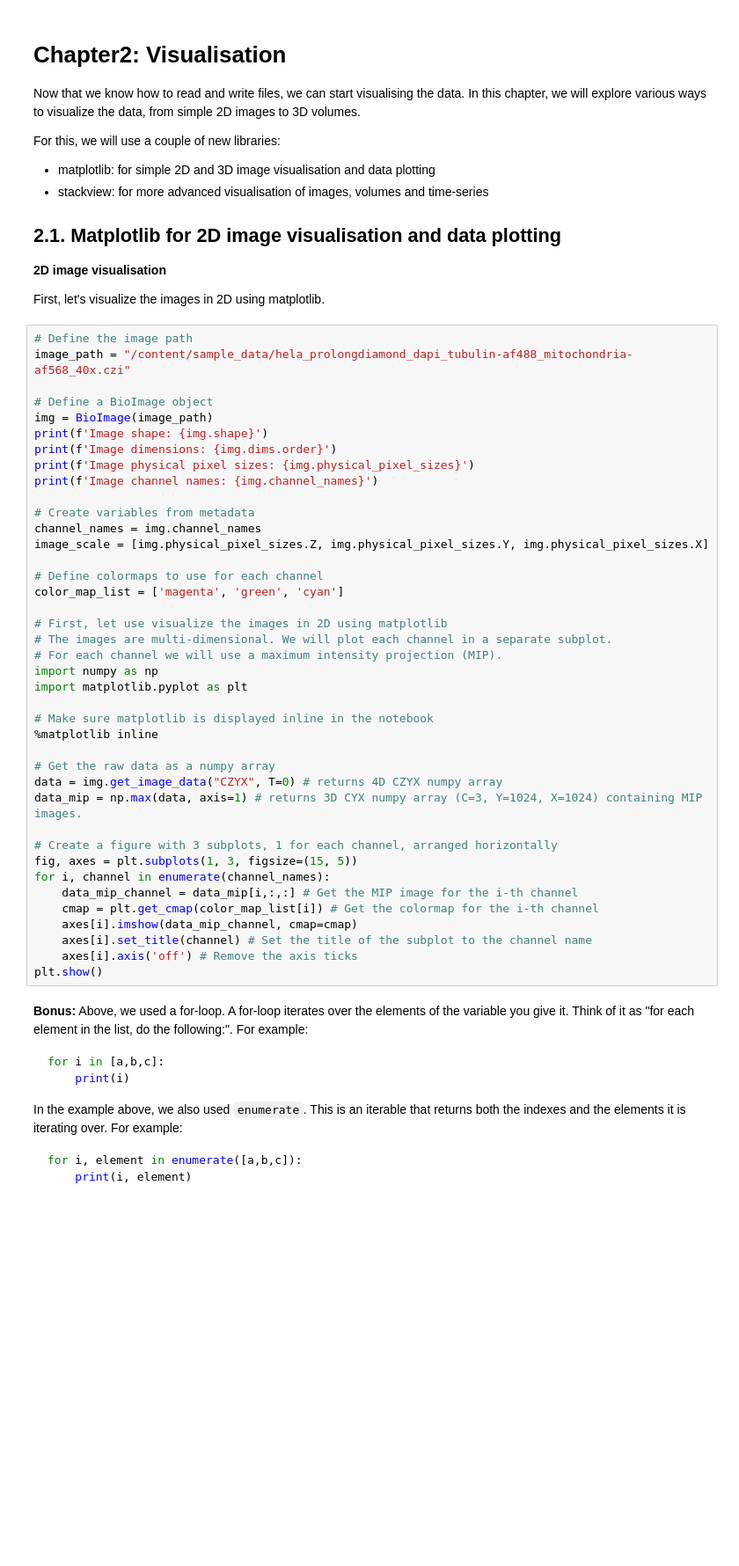
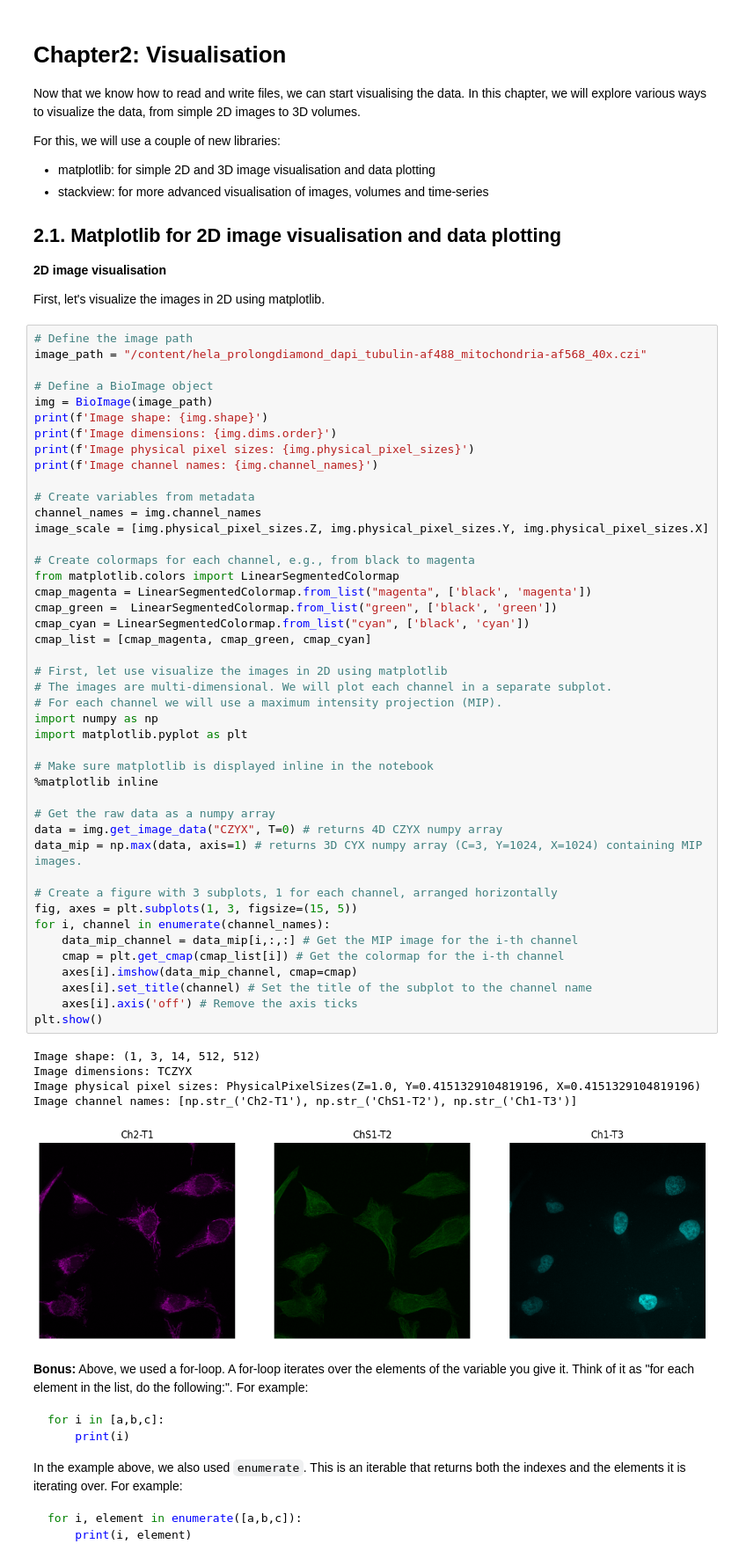
Before and after one commit to DeVosLab/P2N2025, a Jupyter notebook: 02_image-io-and-visualization.ipynb, the cells around one changed output. Shown: that part at 88% size. Cells and saved outputs as stored; diff of their text form; blank space fills up the shorter version.

```diff
--- a/02_image-io-and-visualization.ipynb
+++ b/02_image-io-and-visualization.ipynb
@@ -258,7 +315,7 @@ For this, we will use a couple of new libraries:
 First, let's visualize the images in 2D using matplotlib.
 # %%
 # Define the image path
-image_path = "/content/sample_data/hela_prolongdiamond_dapi_tubulin-af488_mitochondria-af568_40x.czi"
+image_path = "/content/hela_prolongdiamond_dapi_tubulin-af488_mitochondria-af568_40x.czi"
 
 # Define a BioImage object
 img = BioImage(image_path)
@@ -266,36 +323,46 @@ print(f'Image shape: {img.shape}')
 print(f'Image dimensions: {img.dims.order}')
 print(f'Image physical pixel sizes: {img.physical_pixel_sizes}')
 print(f'Image channel names: {img.channel_names}')
 
 # Create variables from metadata
 channel_names = img.channel_names
 image_scale = [img.physical_pixel_sizes.Z, img.physical_pixel_sizes.Y, img.physical_pixel_sizes.X]
 
-# Define colormaps to use for each channel
-color_map_list = ['magenta', 'green', 'cyan']
+# Create colormaps for each channel, e.g., from black to magenta
+from matplotlib.colors import LinearSegmentedColormap
+cmap_magenta = LinearSegmentedColormap.from_list("magenta", ['black', 'magenta'])
+cmap_green =  LinearSegmentedColormap.from_list("green", ['black', 'green'])
+cmap_cyan = LinearSegmentedColormap.from_list("cyan", ['black', 'cyan'])
+cmap_list = [cmap_magenta, cmap_green, cmap_cyan]
 
 # First, let use visualize the images in 2D using matplotlib
 # The images are multi-dimensional. We will plot each channel in a separate subplot.
 # For each channel we will use a maximum intensity projection (MIP).
 import numpy as np
 import matplotlib.pyplot as plt
 
 # Make sure matplotlib is displayed inline in the notebook
 %matplotlib inline
 
 # Get the raw data as a numpy array
 data = img.get_image_data("CZYX", T=0) # returns 4D CZYX numpy array
 data_mip = np.max(data, axis=1) # returns 3D CYX numpy array (C=3, Y=1024, X=1024) containing MIP images.
 
 # Create a figure with 3 subplots, 1 for each channel, arranged horizontally
 fig, axes = plt.subplots(1, 3, figsize=(15, 5))
 for i, channel in enumerate(channel_names):
     data_mip_channel = data_mip[i,:,:] # Get the MIP image for the i-th channel
-    cmap = plt.get_cmap(color_map_list[i]) # Get the colormap for the i-th channel
+    cmap = plt.get_cmap(cmap_list[i]) # Get the colormap for the i-th channel
     axes[i].imshow(data_mip_channel, cmap=cmap)
     axes[i].set_title(channel) # Set the title of the subplot to the channel name
     axes[i].axis('off') # Remove the axis ticks
 plt.show()
+# %% [output]
+Image shape: (1, 3, 14, 512, 512)
+Image dimensions: TCZYX
+Image physical pixel sizes: PhysicalPixelSizes(Z=1.0, Y=0.4151329104819196, X=0.4151329104819196)
+Image channel names: [np.str_('Ch2-T1'), np.str_('ChS1-T2'), np.str_('Ch1-T3')]
+[figure, added]
 # %% [markdown]
 **Bonus:** Above, we used a for-loop. A for-loop iterates over the elements of the variable you give it. Think of it as "for each element in the list, do the following:". For example:
 
```
Also changed, not shown: parts of 16 cells of this notebook.
